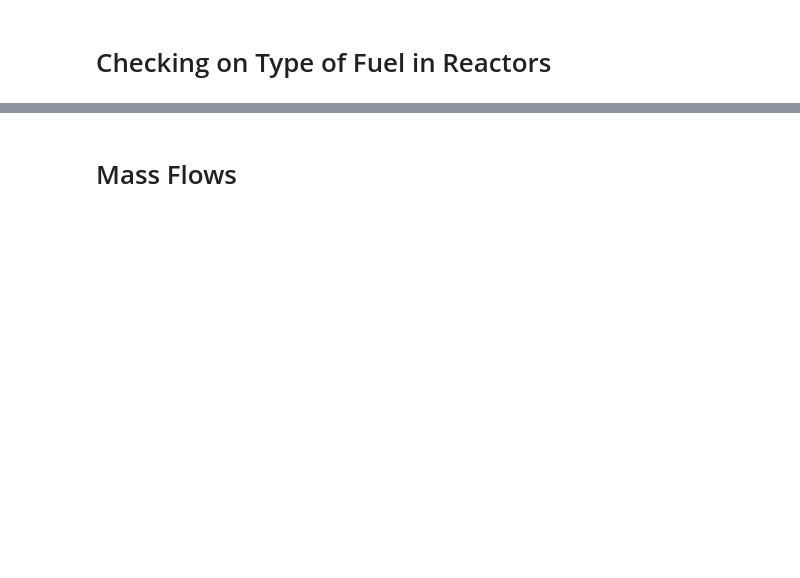
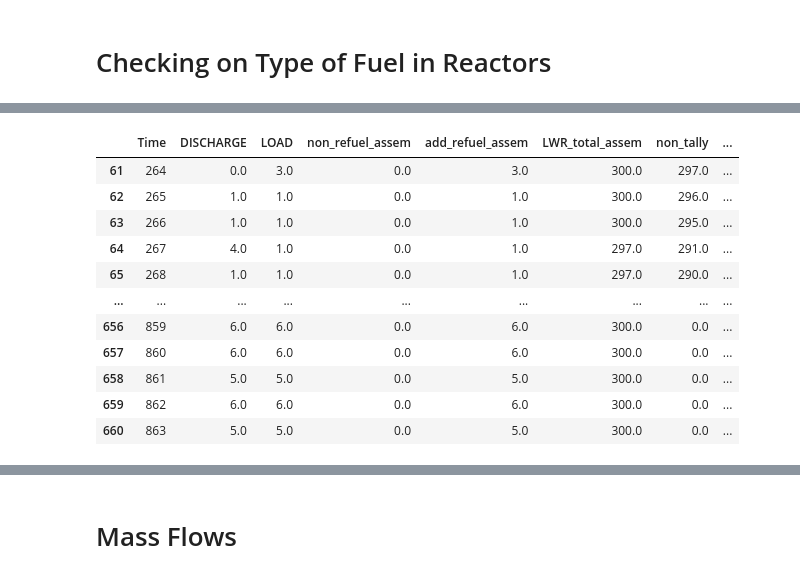
Before and after one commit to opotowsky/EG01_OPRA, a Jupyter notebook: testing_EG01.ipynb, the cells around one changed output, grey strips where cells are left out. Cells and saved outputs as stored; diff of their text form; code cells hidden in the pictures; blank space fills up the shorter version.

Commit message:
really did need to do a loop after all. maybe can adjust this to be more sophisticated later on

```diff
--- a/testing_EG01.ipynb
+++ b/testing_EG01.ipynb
@@ -18,7 +19,6 @@ def rxtr_enter_exit_total(evaluator):
 
     comm = evaluator.eval('BuildSeries')
     decomm = evaluator.eval('DecommissionSeries')
-    time = evaluator.eval('TimeList')
 
     neg = -decomm['Count']
     decomm = decomm.drop('Count',axis=1)
@@ -55,6 +57,20 @@ def fuel_quant(evaler):
 
     return fuel
+# %%
+def assem_swaps(evaler):
+
+    events = evaler.eval('ReactorEvents')
+    events = events.loc[(events['Event'] == 'LOAD') | (events['Event'] == 'DISCHARGE')].copy()
+    vals = np.asarray(events['Value'].str.split().tolist())[:,0]
+    events['Assemblies'] = [int(x) for x in vals]
+
+    assem_swap = events[['Time', 'Event', 'Assemblies']].groupby(['Time', 'Event']).sum().reset_index()
+    assem_swap = assem_swap.pivot('Time', 'Event')['Assemblies'].fillna(0).reset_index()
+
+    return assem_swap
 # %%
 rxtrs = rxtr_enter_exit_total(ev)
 fuels = fuel_quant(ev)
+assem_swap = assem_swaps(ev)
+rxtrs
 # %% [output]
@@ -107,0 +122,68 @@ f
+# %%
+assem_core = 3
+assem_size = 29565
+intro = 264
+
+f = fuels.merge(rxtrs, on='Time', how='outer', sort=True)
+f = f.merge(assem_swap, on='Time', how='outer', sort=True)
+f['LWR_total'] = f[['LWR_total']].fillna(method='ffill')
+f.drop(0, inplace=True)
+f.fillna(0, inplace=True)
+f.reset_index(drop=True, inplace=True)
+
+# this will need to be per LWR type in the future (but not SFR because it only gets recycled?)
+f['LWR_total_assem'] = assem_core * f['LWR_total']
+f['non_refuel_assem'] = f['non_refuel'] / assem_size
+f['add_refuel_assem'] = f['add_refuel'] / assem_size
+
+# calculating percent of additive v nonadditive fuel
+#!!!!!!!******
+# presumes that upon introduction, only additive is replacing non-additive
+# also (maybe obvious) presumes only non is replacing non in the beginning...
+# this allows non_pct and add_pct to stay at 100 & 0, respectively, until additive is introduced
+# have to assume discharge is always nonadditive until that runs out.....
+# maybe can update with using cumulative sums in certain ranges but right now I think I need to loop through the entire df???
+#******!!!!!
+# will need to update this for partial-additive assemblies ASAP
+
+f['non_tally'] = 0
+f['add_tally'] = 0
+
+non_tally_track = 0
+add_tally_track = 0
+for i, row in f.iterrows():
+    if row['LOAD'] == row['non_refuel_assem']:
+        f.loc[i, 'non_tally'] = row['LWR_total_assem'] #since the math is already done in this col
+        non_tally_track = f.loc[i, 'non_tally']
+    elif row['add_refuel_assem'] > 0:
+        if non_tally_track > 0:
+            f.loc[i, 'non_tally'] = non_tally_track - row['DISCHARGE']
+            non_tally_track = f.loc[i, 'non_tally']
+            # this is the section where cumsum() would be used
+            f.loc[i, 'add_tally'] = add_tally_track + row['LOAD']
+            add_tally_track = f.loc[i, 'add_tally']
+        else:
+            f.loc[i, 'add_tally'] = row['LWR_total_assem'] #since the math is already done in this col
+
+f['non_pct'] = 100 * f['non_tally'] / f['LWR_total_assem']
+f['add_pct'] = 100 * f['add_tally'] / f['LWR_total_assem']
+
+# teeny test, should probably add more
+check_pct = f['non_pct'] + f['add_pct'] - 100
+assert check_pct.sum() == 0.0
+
+filt = ['Time', 'DISCHARGE', 'LOAD', 'non_refuel_assem', 'add_refuel_assem', 'LWR_total_assem', 'non_tally', 'add_tally', 'non_pct', 'add_pct']
+f[filt].loc[f['Time'] > 263]
+# %% [output]
+|  | Time | DISCHARGE | LOAD | non_refuel_assem | add_refuel_assem | LWR_total_assem | non_tally | ... |
+| 61 | 264 | 0.0 | 3.0 | 0.0 | 3.0 | 300.0 | 297.0 | ... |
+| 62 | 265 | 1.0 | 1.0 | 0.0 | 1.0 | 300.0 | 296.0 | ... |
+| 63 | 266 | 1.0 | 1.0 | 0.0 | 1.0 | 300.0 | 295.0 | ... |
+| 64 | 267 | 4.0 | 1.0 | 0.0 | 1.0 | 297.0 | 291.0 | ... |
+| 65 | 268 | 1.0 | 1.0 | 0.0 | 1.0 | 297.0 | 290.0 | ... |
+| ... | ... | ... | ... | ... | ... | ... | ... | ... |
+| 656 | 859 | 6.0 | 6.0 | 0.0 | 6.0 | 300.0 | 0.0 | ... |
+| 657 | 860 | 6.0 | 6.0 | 0.0 | 6.0 | 300.0 | 0.0 | ... |
+| 658 | 861 | 5.0 | 5.0 | 0.0 | 5.0 | 300.0 | 0.0 | ... |
+| 659 | 862 | 6.0 | 6.0 | 0.0 | 6.0 | 300.0 | 0.0 | ... |
+| 660 | 863 | 5.0 | 5.0 | 0.0 | 5.0 | 300.0 | 0.0 | ... |
```
Also changed, not shown: parts of 9 cells of this notebook.
